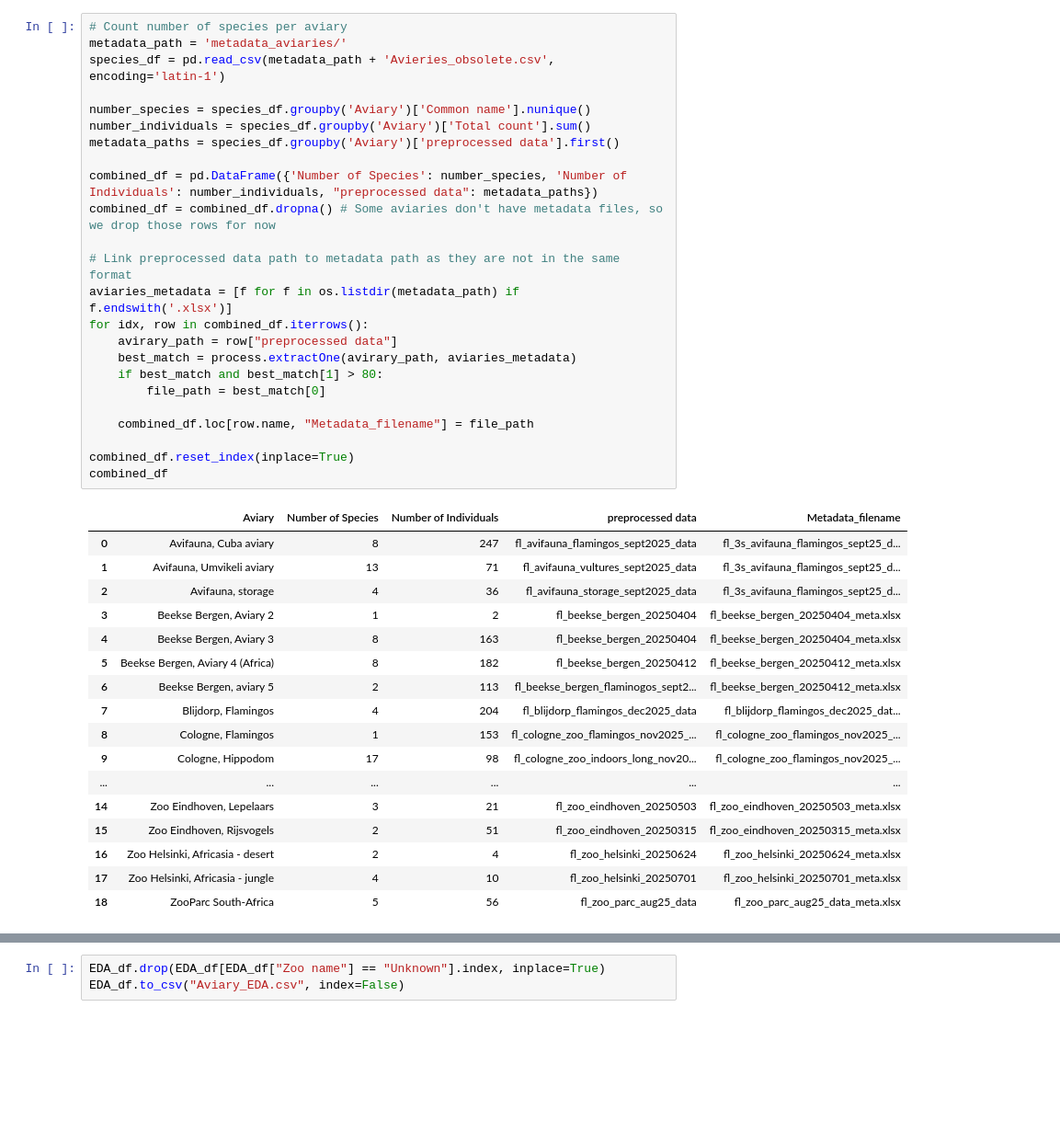
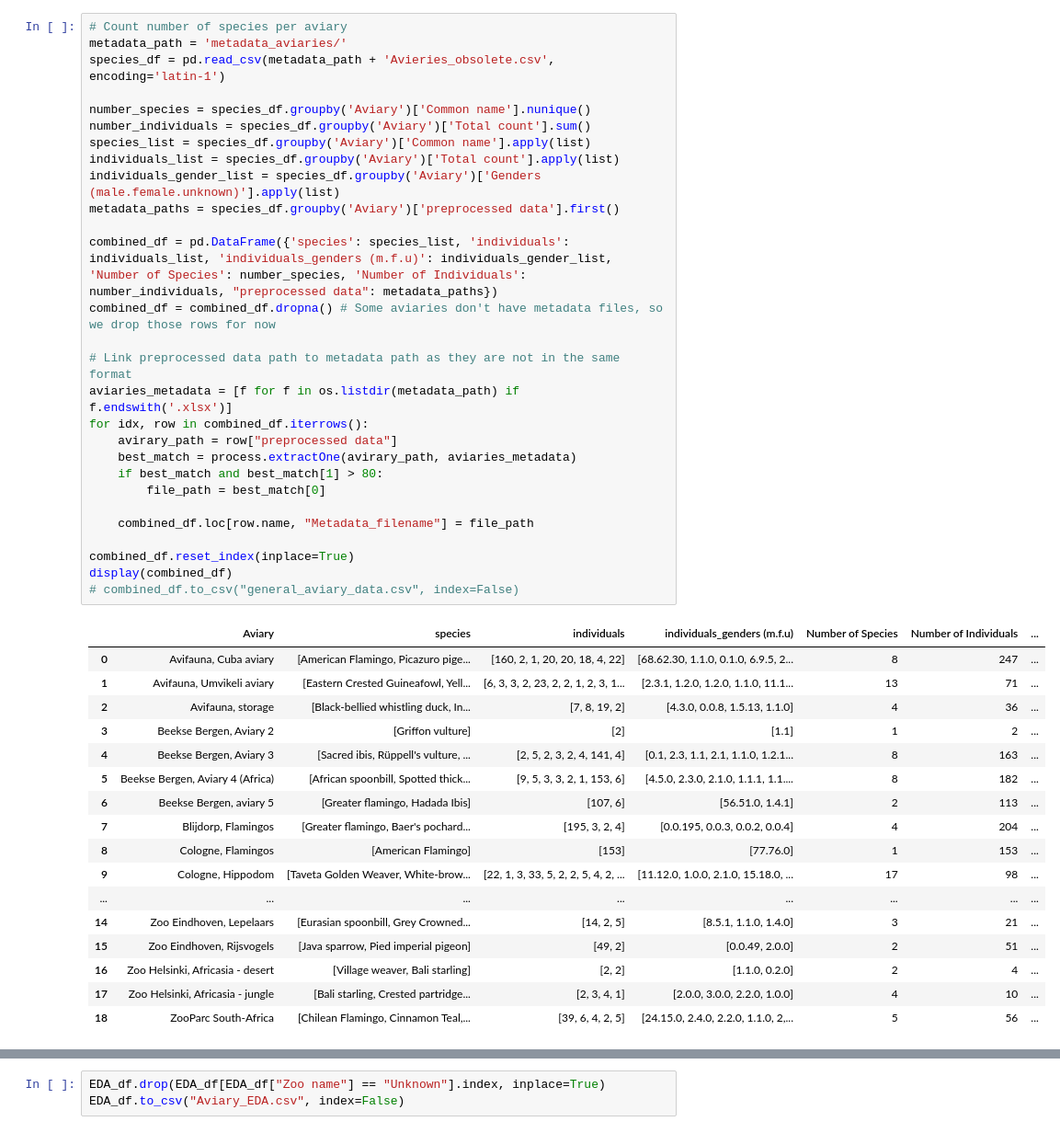
Before and after one commit to IonasDKE/Bird-Call-Type-Analysis, a Jupyter notebook: Aviary_EDA.ipynb, the cells around one changed output, grey strips where cells are left out. Shown at 92% size. Drawn from its saved outputs; the diff is of its cells as text; blank space fills up the shorter version.

Commit message:
Generating table from obsolete_aviary

```diff
--- a/Aviary_EDA.ipynb
+++ b/Aviary_EDA.ipynb
@@ -8,45 +12,49 @@ import pickle
 # %%
 # Count number of species per aviary
 metadata_path = 'metadata_aviaries/'
 species_df = pd.read_csv(metadata_path + 'Avieries_obsolete.csv', encoding='latin-1')
 
 number_species = species_df.groupby('Aviary')['Common name'].nunique()
 number_individuals = species_df.groupby('Aviary')['Total count'].sum()
+species_list = species_df.groupby('Aviary')['Common name'].apply(list)
+individuals_list = species_df.groupby('Aviary')['Total count'].apply(list)
+individuals_gender_list = species_df.groupby('Aviary')['Genders (male.female.unknown)'].apply(list)
 metadata_paths = species_df.groupby('Aviary')['preprocessed data'].first()
 
-combined_df = pd.DataFrame({'Number of Species': number_species, 'Number of Individuals': number_individuals, "preprocessed data": metadata_paths})
+combined_df = pd.DataFrame({'species': species_list, 'individuals': individuals_list, 'individuals_genders (m.f.u)': individuals_gender_list, 'Number of Species': number_species, 'Number of Individuals': number_individuals, "preprocessed data": metadata_paths})
 combined_df = combined_df.dropna() # Some aviaries don't have metadata files, so we drop those rows for now
 
 # Link preprocessed data path to metadata path as they are not in the same format
 aviaries_metadata = [f for f in os.listdir(metadata_path) if f.endswith('.xlsx')]
 for idx, row in combined_df.iterrows():
     avirary_path = row["preprocessed data"]
     best_match = process.extractOne(avirary_path, aviaries_metadata)
     if best_match and best_match[1] > 80:
         file_path = best_match[0]
 
     combined_df.loc[row.name, "Metadata_filename"] = file_path
 
 combined_df.reset_index(inplace=True)
-combined_df
+display(combined_df)
+# combined_df.to_csv("general_aviary_data.csv", index=False)
 # %% [output]
-|  | Aviary | Number of Species | Number of Individuals | preprocessed data | Metadata_filename |
-| 0 | Avifauna, Cuba aviary | 8 | 247 | fl_avifauna_flamingos_sept2025_data | fl_3s_avifauna_flamingos_sept25_d... |
-| 1 | Avifauna, Umvikeli aviary | 13 | 71 | fl_avifauna_vultures_sept2025_data | fl_3s_avifauna_flamingos_sept25_d... |
-| 2 | Avifauna, storage | 4 | 36 | fl_avifauna_storage_sept2025_data | fl_3s_avifauna_flamingos_sept25_d... |
-| 3 | Beekse Bergen, Aviary 2 | 1 | 2 | fl_beekse_bergen_20250404 | fl_beekse_bergen_20250404_meta.xlsx |
-| 4 | Beekse Bergen, Aviary 3 | 8 | 163 | fl_beekse_bergen_20250404 | fl_beekse_bergen_20250404_meta.xlsx |
-| 5 | Beekse Bergen, Aviary 4 (Africa) | 8 | 182 | fl_beekse_bergen_20250412 | fl_beekse_bergen_20250412_meta.xlsx |
-| 6 | Beekse Bergen, aviary 5 | 2 | 113 | fl_beekse_bergen_flaminogos_sept2... | fl_beekse_bergen_20250412_meta.xlsx |
-| 7 | Blijdorp, Flamingos | 4 | 204 | fl_blijdorp_flamingos_dec2025_data | fl_blijdorp_flamingos_dec2025_dat... |
-| 8 | Cologne, Flamingos | 1 | 153 | fl_cologne_zoo_flamingos_nov2025_... | fl_cologne_zoo_flamingos_nov2025_... |
-| 9 | Cologne, Hippodom | 17 | 98 | fl_cologne_zoo_indoors_long_nov20... | fl_cologne_zoo_flamingos_nov2025_... |
-| ... | ... | ... | ... | ... | ... |
-| 14 | Zoo Eindhoven, Lepelaars | 3 | 21 | fl_zoo_eindhoven_20250503 | fl_zoo_eindhoven_20250503_meta.xlsx |
-| 15 | Zoo Eindhoven, Rijsvogels | 2 | 51 | fl_zoo_eindhoven_20250315 | fl_zoo_eindhoven_20250315_meta.xlsx |
-| 16 | Zoo Helsinki, Africasia - desert | 2 | 4 | fl_zoo_helsinki_20250624 | fl_zoo_helsinki_20250624_meta.xlsx |
-| 17 | Zoo Helsinki, Africasia - jungle | 4 | 10 | fl_zoo_helsinki_20250701 | fl_zoo_helsinki_20250701_meta.xlsx |
-| 18 | ZooParc South-Africa | 5 | 56 | fl_zoo_parc_aug25_data | fl_zoo_parc_aug25_data_meta.xlsx |
+|  | Aviary | species | individuals | individuals_genders (m.f.u) | Number of Species | Number of Individuals | ... |
+| 0 | Avifauna, Cuba aviary | [American Flamingo, Picazuro pige... | [160, 2, 1, 20, 20, 18, 4, 22] | [68.62.30, 1.1.0, 0.1.0, 6.9.5, 2... | 8 | 247 | ... |
+| 1 | Avifauna, Umvikeli aviary | [Eastern Crested Guineafowl, Yell... | [6, 3, 3, 2, 23, 2, 2, 1, 2, 3, 1... | [2.3.1, 1.2.0, 1.2.0, 1.1.0, 11.1... | 13 | 71 | ... |
+| 2 | Avifauna, storage | [Black-bellied whistling duck, In... | [7, 8, 19, 2] | [4.3.0, 0.0.8, 1.5.13, 1.1.0] | 4 | 36 | ... |
+| 3 | Beekse Bergen, Aviary 2 | [Griffon vulture] | [2] | [1.1] | 1 | 2 | ... |
+| 4 | Beekse Bergen, Aviary 3 | [Sacred ibis, Rüppell's vulture, ... | [2, 5, 2, 3, 2, 4, 141, 4] | [0.1, 2.3, 1.1, 2.1, 1.1.0, 1.2.1... | 8 | 163 | ... |
+| 5 | Beekse Bergen, Aviary 4 (Africa) | [African spoonbill, Spotted thick... | [9, 5, 3, 3, 2, 1, 153, 6] | [4.5.0, 2.3.0, 2.1.0, 1.1.1, 1.1.... | 8 | 182 | ... |
+| 6 | Beekse Bergen, aviary 5 | [Greater flamingo, Hadada Ibis] | [107, 6] | [56.51.0, 1.4.1] | 2 | 113 | ... |
+| 7 | Blijdorp, Flamingos | [Greater flamingo, Baer's pochard... | [195, 3, 2, 4] | [0.0.195, 0.0.3, 0.0.2, 0.0.4] | 4 | 204 | ... |
+| 8 | Cologne, Flamingos | [American Flamingo] | [153] | [77.76.0] | 1 | 153 | ... |
+| 9 | Cologne, Hippodom | [Taveta Golden Weaver, White-brow... | [22, 1, 3, 33, 5, 2, 2, 5, 4, 2, ... | [11.12.0, 1.0.0, 2.1.0, 15.18.0, ... | 17 | 98 | ... |
+| ... | ... | ... | ... | ... | ... | ... | ... |
+| 14 | Zoo Eindhoven, Lepelaars | [Eurasian spoonbill, Grey Crowned... | [14, 2, 5] | [8.5.1, 1.1.0, 1.4.0] | 3 | 21 | ... |
+| 15 | Zoo Eindhoven, Rijsvogels | [Java sparrow, Pied imperial pigeon] | [49, 2] | [0.0.49, 2.0.0] | 2 | 51 | ... |
+| 16 | Zoo Helsinki, Africasia - desert | [Village weaver, Bali starling] | [2, 2] | [1.1.0, 0.2.0] | 2 | 4 | ... |
+| 17 | Zoo Helsinki, Africasia - jungle | [Bali starling, Crested partridge... | [2, 3, 4, 1] | [2.0.0, 3.0.0, 2.2.0, 1.0.0] | 4 | 10 | ... |
+| 18 | ZooParc South-Africa | [Chilean Flamingo, Cinnamon Teal,... | [39, 6, 4, 2, 5] | [24.15.0, 2.4.0, 2.2.0, 1.1.0, 2,... | 5 | 56 | ... |
 # %%
 # count number of bird call per aviary meta data file
 # We don't have all the metadata files, so we can't get the info for all aviaries in the cell above
```
Also changed, not shown: parts of 3 cells of this notebook.
